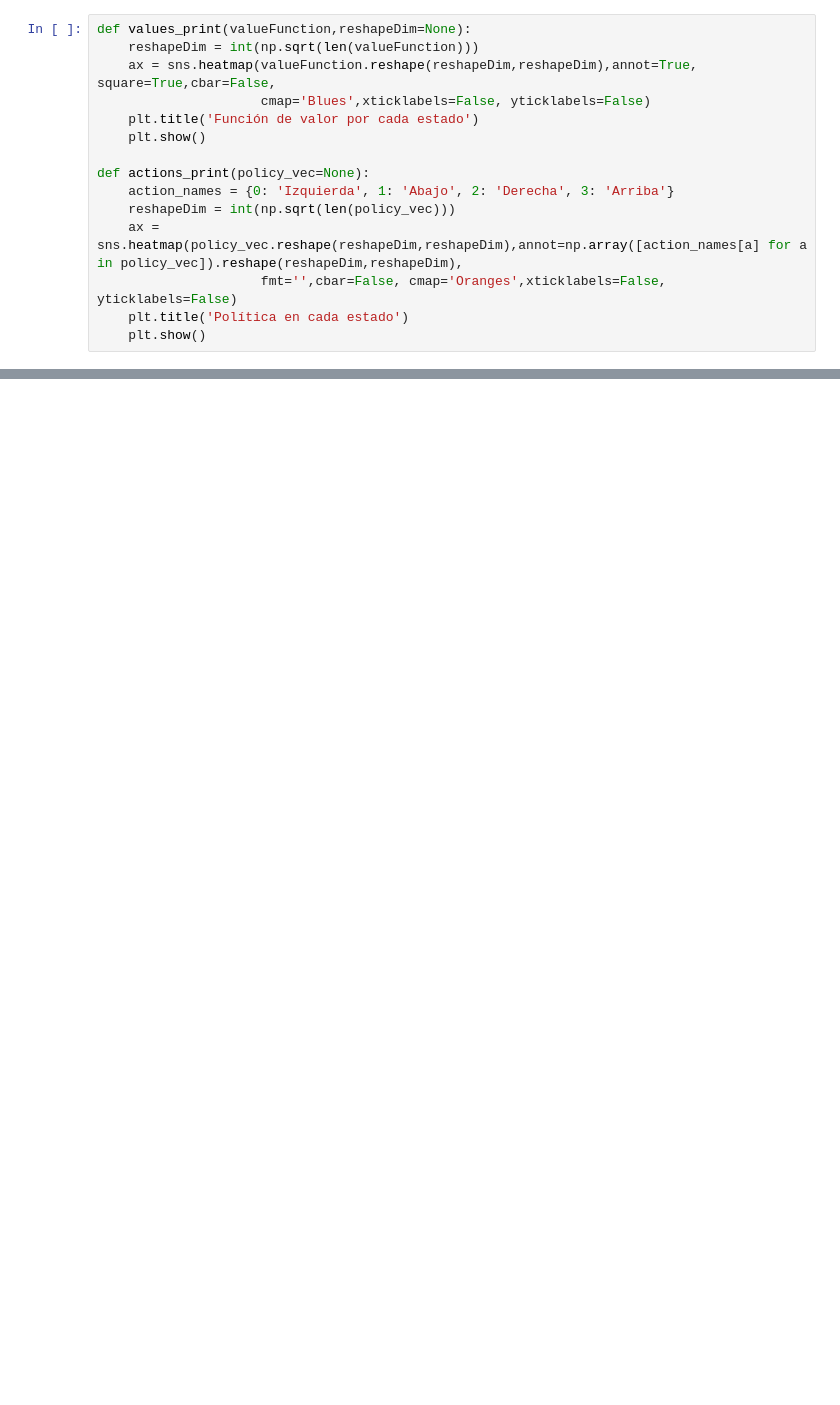
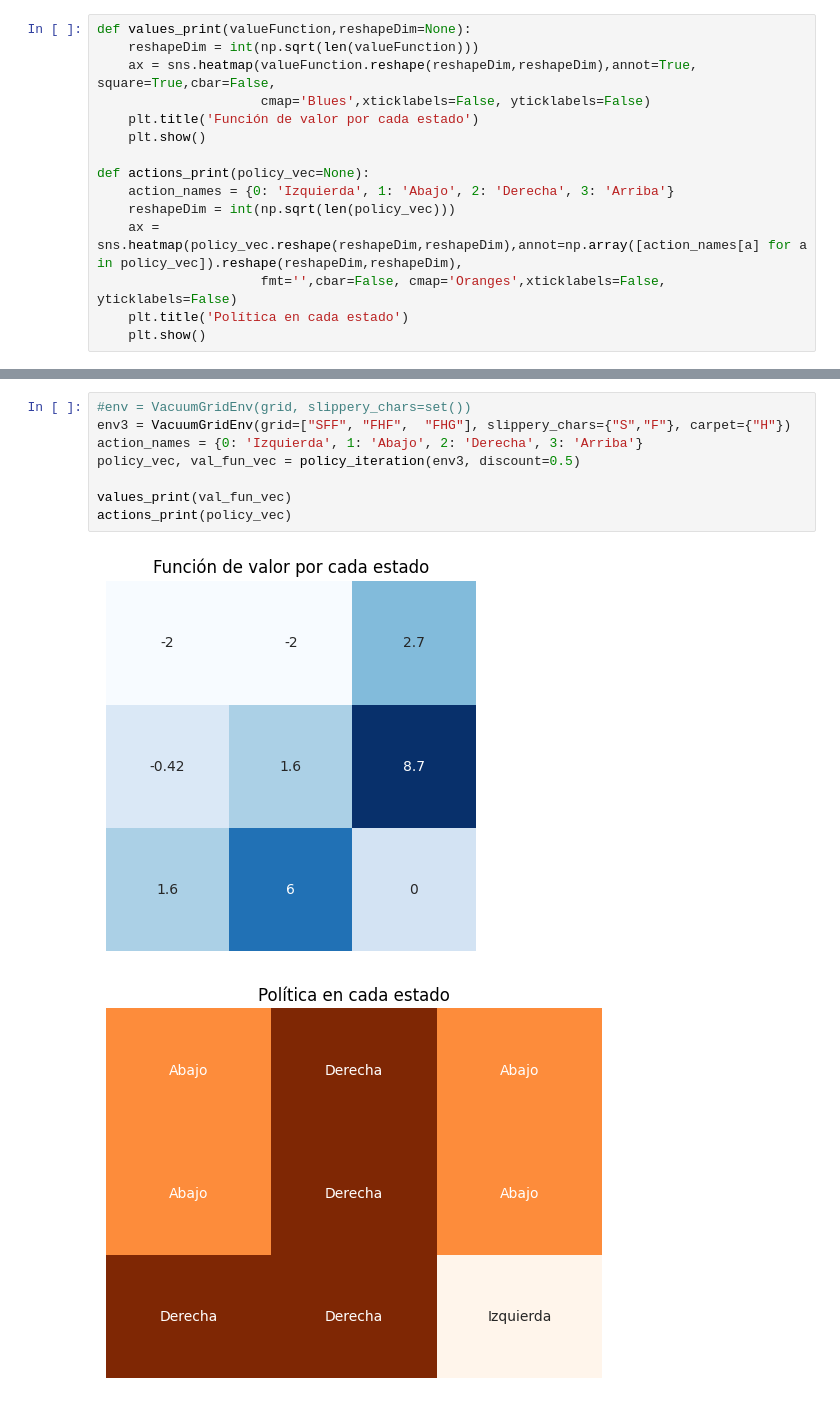
Before and after one commit to smindiol/Materia-IA-2025, a Jupyter notebook: mdp/aspiradora.ipynb, the cells around one changed output, grey strips where cells are left out. Saved outputs shown, nothing was run; the diff lists cells and outputs as text; blank space fills up the shorter version.

```diff
--- a/mdp/aspiradora.ipynb
+++ b/mdp/aspiradora.ipynb
@@ -294,0 +189,11 @@ class VacuumGridEnv(gym.Env):
+# %%
+#env = VacuumGridEnv(grid, slippery_chars=set())
+env3 = VacuumGridEnv(grid=["SFF", "FHF",  "FHG"], slippery_chars={"S","F"}, carpet={"H"})
+action_names = {0: 'Izquierda', 1: 'Abajo', 2: 'Derecha', 3: 'Arriba'}
+policy_vec, val_fun_vec = policy_iteration(env3, discount=0.5)
+
+values_print(val_fun_vec)
+actions_print(policy_vec)
+# %% [output]
+[figure, added]
+[figure, added]
```
Also changed, not shown: parts of 27 cells of this notebook, 1 other file.
